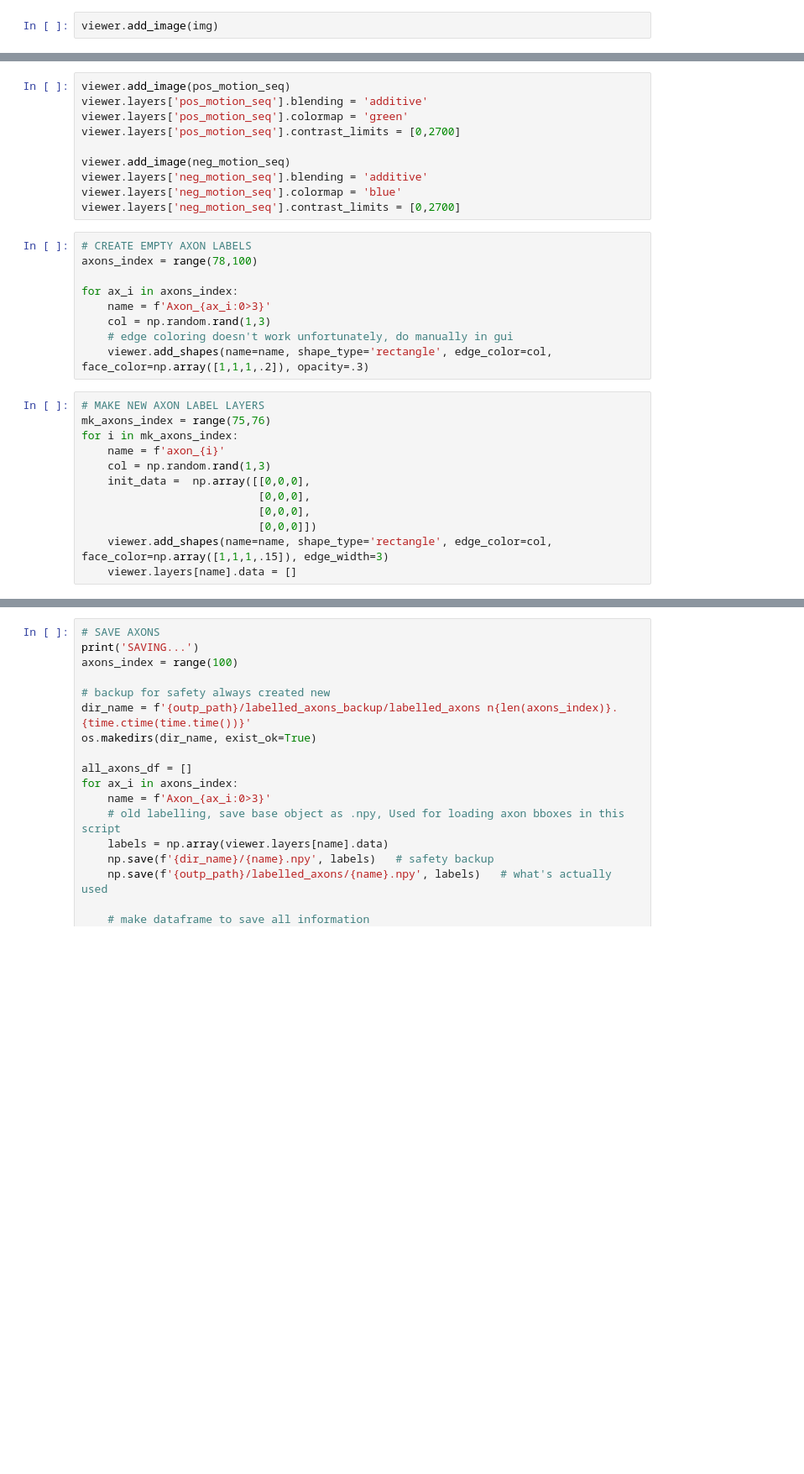
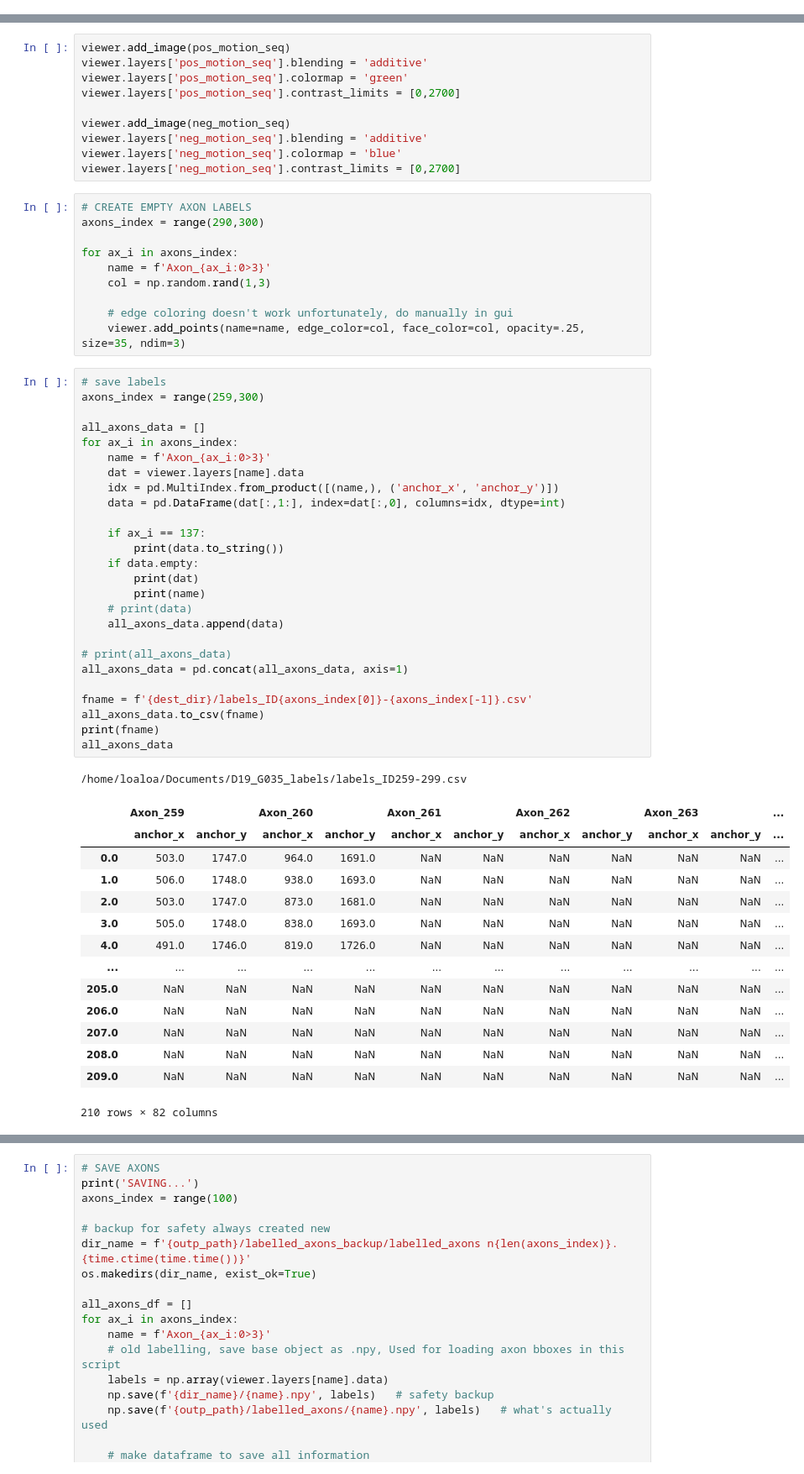
Before and after one commit to LoaloaF/axtrack, a Jupyter notebook: 03_annotate_axons.ipynb, the cells around one changed output, grey strips where cells are left out. Shown at 84% size. Drawn from its saved outputs; the diff is of its cells as text; blank space fills up the shorter version.

```diff
--- a/03_annotate_axons.ipynb
+++ b/03_annotate_axons.ipynb
@@ -87,3 +195 @@ FileNotFoundError: No such file: '/home/loaloa/gdrive/projects/PDMS frame files/
-# %%
-viewer.add_image(img)
 # %%
@@ -138,22 +251,53 @@ viewer.layers['neg_motion_seq'].colormap = 'blue'
 viewer.layers['neg_motion_seq'].contrast_limits = [0,2700]
 # %%
 # CREATE EMPTY AXON LABELS
-axons_index = range(78,100)
+axons_index = range(290,300)
 
 for ax_i in axons_index:
     name = f'Axon_{ax_i:0>3}'
     col = np.random.rand(1,3)
+
     # edge coloring doesn't work unfortunately, do manually in gui
-    viewer.add_shapes(name=name, shape_type='rectangle', edge_color=col, face_color=np.array([1,1,1,.2]), opacity=.3)
+    viewer.add_points(name=name, edge_color=col, face_color=col, opacity=.25, size=35, ndim=3)
-# %%
-# MAKE NEW AXON LABEL LAYERS
-mk_axons_index = range(75,76)
-for i in mk_axons_index:
-    name = f'axon_{i}'
-    col = np.random.rand(1,3)
-    init_data =  np.array([[0,0,0],
-                           [0,0,0],
-                           [0,0,0],
-                           [0,0,0]])
-    viewer.add_shapes(name=name, shape_type='rectangle', edge_color=col, face_color=np.array([1,1,1,.15]), edge_width=3)
-    viewer.layers[name].data = []
+# %%
+# save labels
+axons_index = range(259,300)
+
+all_axons_data = []
+for ax_i in axons_index:
+    name = f'Axon_{ax_i:0>3}'
+    dat = viewer.layers[name].data
+    idx = pd.MultiIndex.from_product([(name,), ('anchor_x', 'anchor_y')])
+    data = pd.DataFrame(dat[:,1:], index=dat[:,0], columns=idx, dtype=int)
+
+    if ax_i == 137:
+        print(data.to_string())
+    if data.empty:
+        print(dat)
+        print(name)
+    # print(data)
+    all_axons_data.append(data)
+
+# print(all_axons_data)
+all_axons_data = pd.concat(all_axons_data, axis=1)
+
+fname = f'{dest_dir}/labels_ID{axons_index[0]}-{axons_index[-1]}.csv'
+all_axons_data.to_csv(fname)
+print(fname)
+all_axons_data
+# %% [output]
+/home/loaloa/Documents/D19_G035_labels/labels_ID259-299.csv
+|  | Axon_259 |  | Axon_260 |  | Axon_261 |  | Axon_262 |  | Axon_263 |  | ... |
+|  | anchor_x | anchor_y | anchor_x | anchor_y | anchor_x | anchor_y | anchor_x | anchor_y | anchor_x | anchor_y | ... |
+| 0.0 | 503.0 | 1747.0 | 964.0 | 1691.0 | NaN | NaN | NaN | NaN | NaN | NaN | ... |
+| 1.0 | 506.0 | 1748.0 | 938.0 | 1693.0 | NaN | NaN | NaN | NaN | NaN | NaN | ... |
+| 2.0 | 503.0 | 1747.0 | 873.0 | 1681.0 | NaN | NaN | NaN | NaN | NaN | NaN | ... |
+| 3.0 | 505.0 | 1748.0 | 838.0 | 1693.0 | NaN | NaN | NaN | NaN | NaN | NaN | ... |
+| 4.0 | 491.0 | 1746.0 | 819.0 | 1726.0 | NaN | NaN | NaN | NaN | NaN | NaN | ... |
+| ... | ... | ... | ... | ... | ... | ... | ... | ... | ... | ... | ... |
+| 205.0 | NaN | NaN | NaN | NaN | NaN | NaN | NaN | NaN | NaN | NaN | ... |
+| 206.0 | NaN | NaN | NaN | NaN | NaN | NaN | NaN | NaN | NaN | NaN | ... |
+| 207.0 | NaN | NaN | NaN | NaN | NaN | NaN | NaN | NaN | NaN | NaN | ... |
+| 208.0 | NaN | NaN | NaN | NaN | NaN | NaN | NaN | NaN | NaN | NaN | ... |
+| 209.0 | NaN | NaN | NaN | NaN | NaN | NaN | NaN | NaN | NaN | NaN | ... |
+210 rows × 82 columns
```
Also changed, not shown: parts of 21 cells of this notebook, 11 other files.
